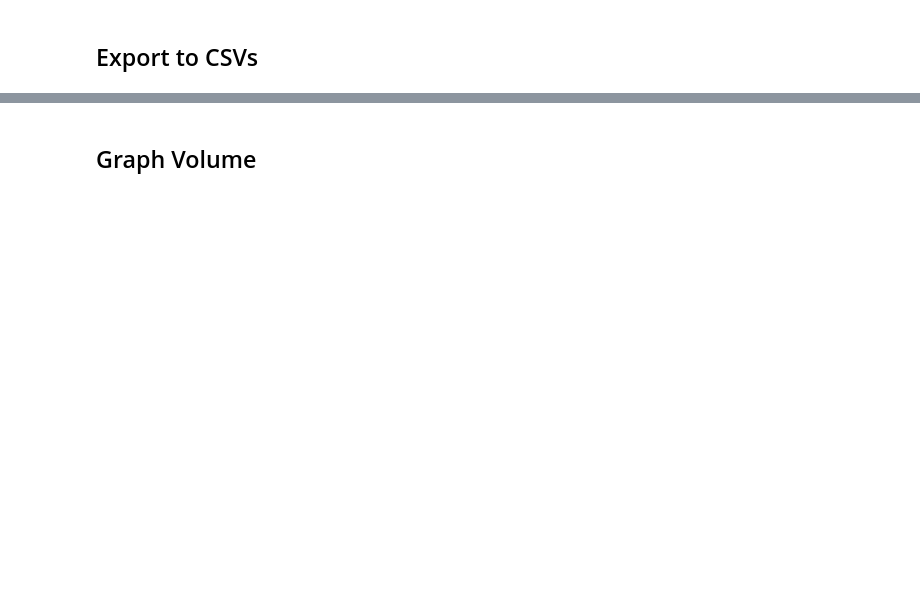
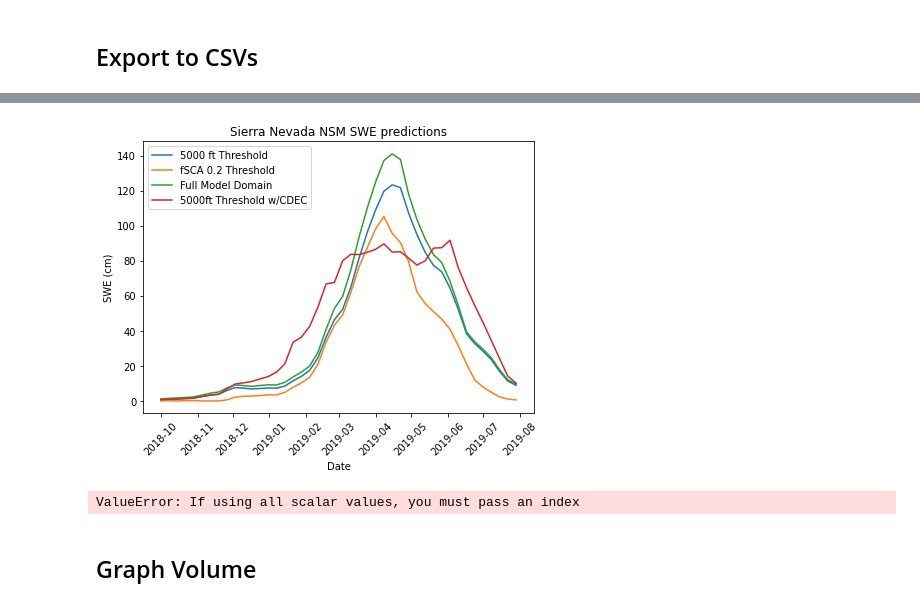
Before and after one commit to whitelightning450/SWEML, a Jupyter notebook: Model/model_comparison.ipynb, the cells around one changed output, grey strips where cells are left out. Cells and saved outputs as stored; diff of their text form; code cells hidden in the pictures; blank space fills up the shorter version.

```diff
--- a/Model/model_comparison.ipynb
+++ b/Model/model_comparison.ipynb
@@ -93,5 +124,5 @@ datelist
 # %%
-region_val = pd.read_pickle("/Users/jmac/Documents/Programming/REU/National-Snow-Model/Data/Processed/RegionVal.pkl")
+region_val = pd.read_pickle(cwd+"/Data/Processed/RegionVal.pkl")
 
 superset = []
 
@@ -128,0 +223,25 @@ for run in runs:
+# %%
+import matplotlib.dates as mdates
+
+in_to_cm = 2.54
+
+#make figure
+fig, ax = plt.subplots(1,1, figsize=(7, 5))
+ax.set_facecolor('white')
+
+ax.plot(Spatial_Ave_df['no_fSCA_Region_Pred']*in_to_cm, label = '5000 ft Threshold')
+ax.plot(Spatial_Ave_df['fSCA_RegionVal']*in_to_cm, label = 'fSCA 0.2 Threshold')
+ax.plot(Spatial_Ave_df['no_fSCA_RegionVal']*in_to_cm, label = 'Full Model Domain')
+ax.plot(Spatial_Ave_df['5000ftDomain_UpdatedCDEC']*in_to_cm, label = '5000ft Threshold w/CDEC')
+ax.legend()
+#ax.xaxis.set_major_locator(mdates.MonthLocator(bymonth=range(1,12,3)))
+#ax.xaxis.set_major_formatter(mdates.DateFormatter('%Y-%b'))
+
+plt.setp(ax.get_xticklabels(), rotation=45)
+plt.ylabel("SWE (cm)")
+plt.xlabel("Date")
+plt.title("Sierra Nevada NSM SWE predictions")
+plt.savefig(cwd + "/Figures/Thresholds/2018-2019_SWE_cm_Sierras.png", dpi=600, bbox_inches='tight')
+plt.show()
+# %% [output]
+[figure, added]
@@ -129,2 +264,6 @@ for run in runs:
+# %%
+pd.DataFrame.from_dict(CDEC)
+# %% [output]
+ValueError: If using all scalar values, you must pass an index
 # %% [markdown]
 ## Graph Volume
```
Also changed, not shown: parts of 27 cells of this notebook, 3 other files.
